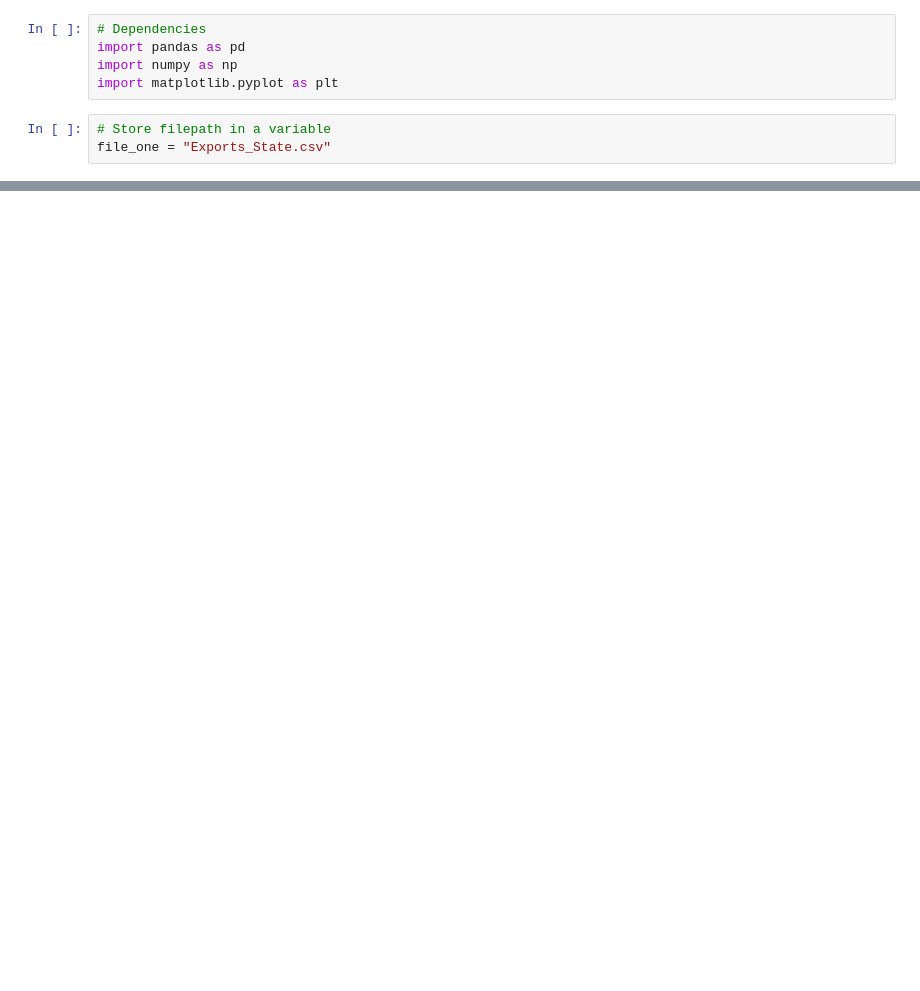
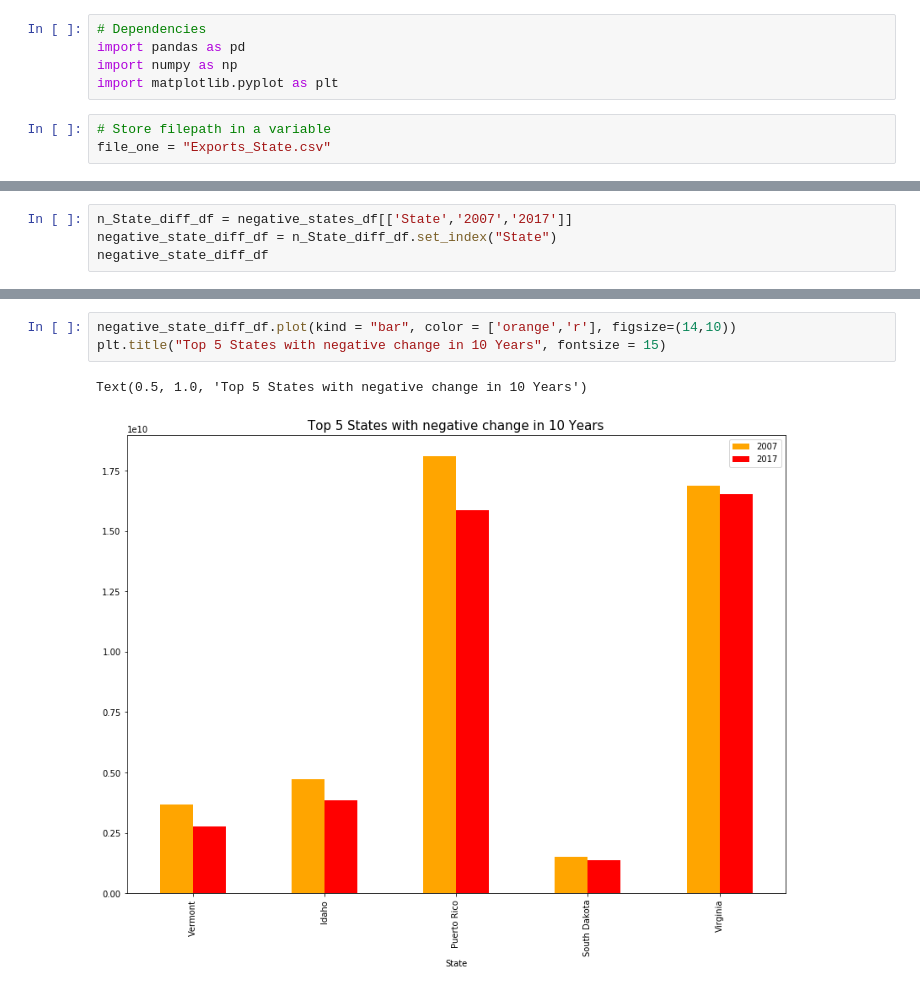
Before and after one commit to 8135tao/US-import-export, a Jupyter notebook: State_Exports_Dollar_Change.ipynb, the cells around one changed output, grey strips where cells are left out. Cells and saved outputs as stored; diff of their text form; blank space fills up the shorter version.

```diff
--- a/State_Exports_Dollar_Change.ipynb
+++ b/State_Exports_Dollar_Change.ipynb
@@ -66,0 +81,4 @@ Text(0.5, 1.0, 'Top 5 states with most negative % change over 10 years')
+# %%
+n_State_diff_df = negative_states_df[['State','2007','2017']]
+negative_state_diff_df = n_State_diff_df.set_index("State")
+negative_state_diff_df
@@ -66,0 +93,6 @@ Text(0.5, 1.0, 'Top 5 states with most negative % change over 10 years')
+# %%
+negative_state_diff_df.plot(kind = "bar", color = ['orange','r'], figsize=(14,10))
+plt.title("Top 5 States with negative change in 10 Years", fontsize = 15)
+# %% [output]
+Text(0.5, 1.0, 'Top 5 States with negative change in 10 Years')
+[figure, added]
```
Also changed, not shown: parts of 8 cells of this notebook.
